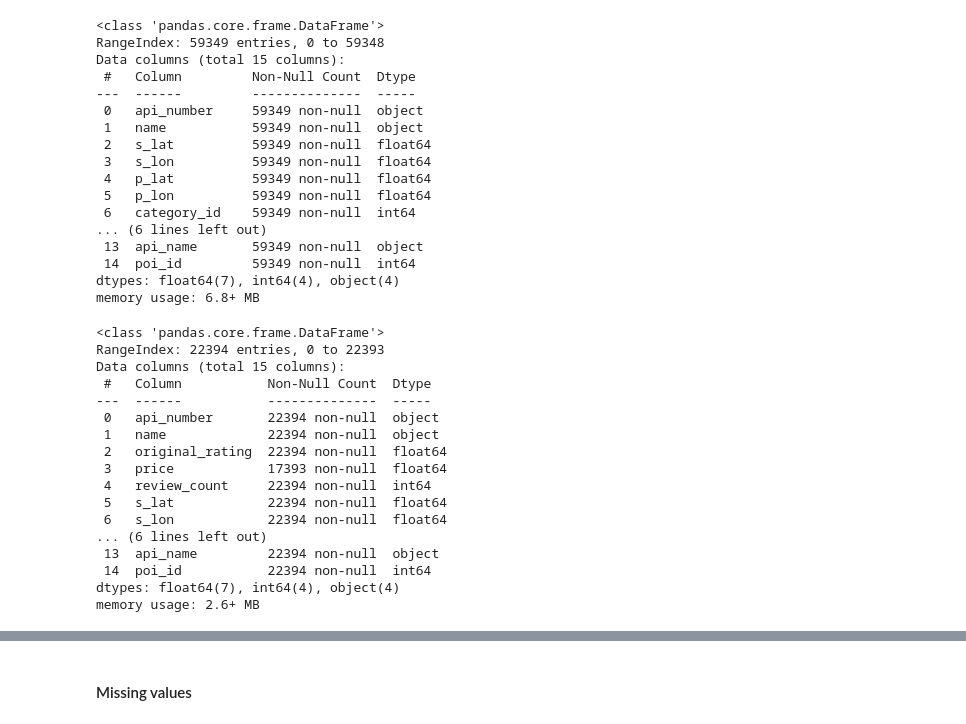
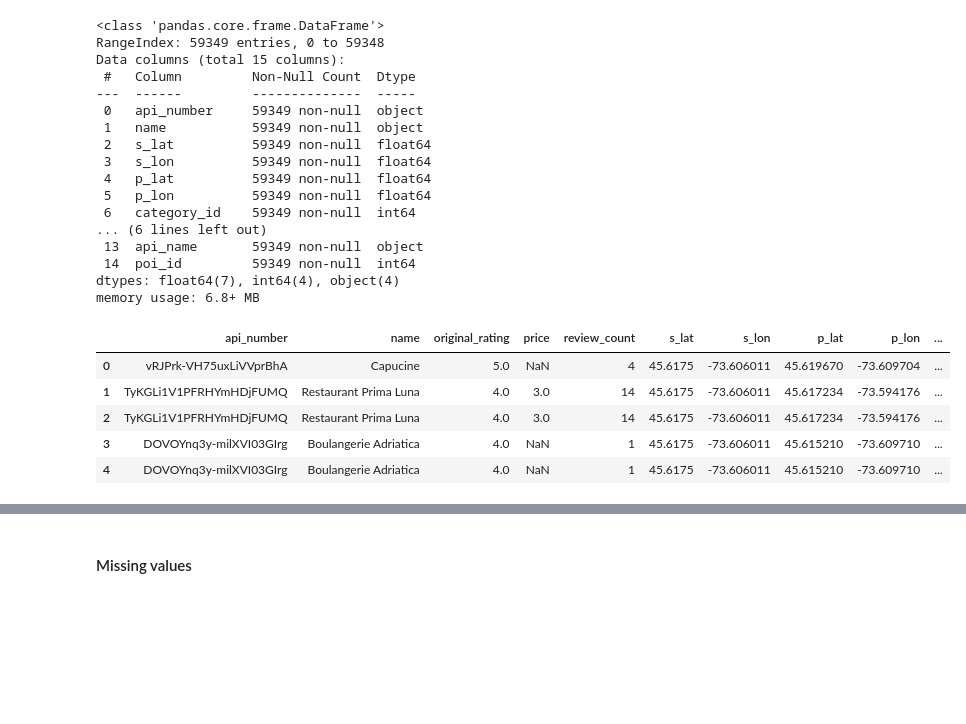
Before and after one commit to Christian-Leclerc/Python-Project-1, a Jupyter notebook: notebooks/joining_data.ipynb, the cells around one changed output, grey strips where cells are left out. Drawn from its saved outputs; the diff is of its cells as text; code cells hidden in the pictures; blank space fills up the shorter version.

```diff
--- a/notebooks/joining_data.ipynb
+++ b/notebooks/joining_data.ipynb
@@ -117,22 +146,11 @@ Data columns (total 15 columns):
 dtypes: float64(7), int64(4), object(4)
 memory usage: 6.8+ MB
 # %%
-yelp_pois.info()
+yelp_pois.head()
 # %% [output]
-<class 'pandas.core.frame.DataFrame'>
-RangeIndex: 22394 entries, 0 to 22393
-Data columns (total 15 columns):
- #   Column           Non-Null Count  Dtype
----  ------           --------------  -----
- 0   api_number       22394 non-null  object
- 1   name             22394 non-null  object
- 2   original_rating  22394 non-null  float64
- 3   price            17393 non-null  float64
- 4   review_count     22394 non-null  int64
- 5   s_lat            22394 non-null  float64
- 6   s_lon            22394 non-null  float64
-... (6 lines left out)
- 13  api_name         22394 non-null  object
- 14  poi_id           22394 non-null  int64
-dtypes: float64(7), int64(4), object(4)
-memory usage: 2.6+ MB
+|  | api_number | name | original_rating | price | review_count | s_lat | s_lon | p_lat | p_lon | ... |
+| 0 | vRJPrk-VH75uxLiVVprBhA | Capucine | 5.0 | NaN | 4 | 45.6175 | -73.606011 | 45.619670 | -73.609704 | ... |
+| 1 | TyKGLi1V1PFRHYmHDjFUMQ | Restaurant Prima Luna | 4.0 | 3.0 | 14 | 45.6175 | -73.606011 | 45.617234 | -73.594176 | ... |
+| 2 | TyKGLi1V1PFRHYmHDjFUMQ | Restaurant Prima Luna | 4.0 | 3.0 | 14 | 45.6175 | -73.606011 | 45.617234 | -73.594176 | ... |
+| 3 | DOVOYnq3y-milXVI03GIrg | Boulangerie Adriatica | 4.0 | NaN | 1 | 45.6175 | -73.606011 | 45.615210 | -73.609710 | ... |
+| 4 | DOVOYnq3y-milXVI03GIrg | Boulangerie Adriatica | 4.0 | NaN | 1 | 45.6175 | -73.606011 | 45.615210 | -73.609710 | ... |
```
Also changed, not shown: parts of 56 cells of this notebook, 4 other files.
